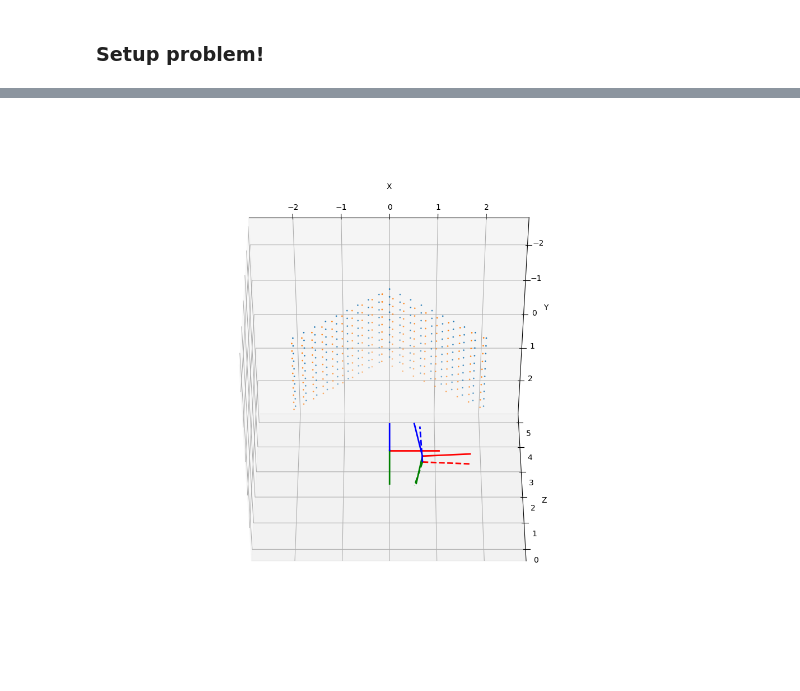
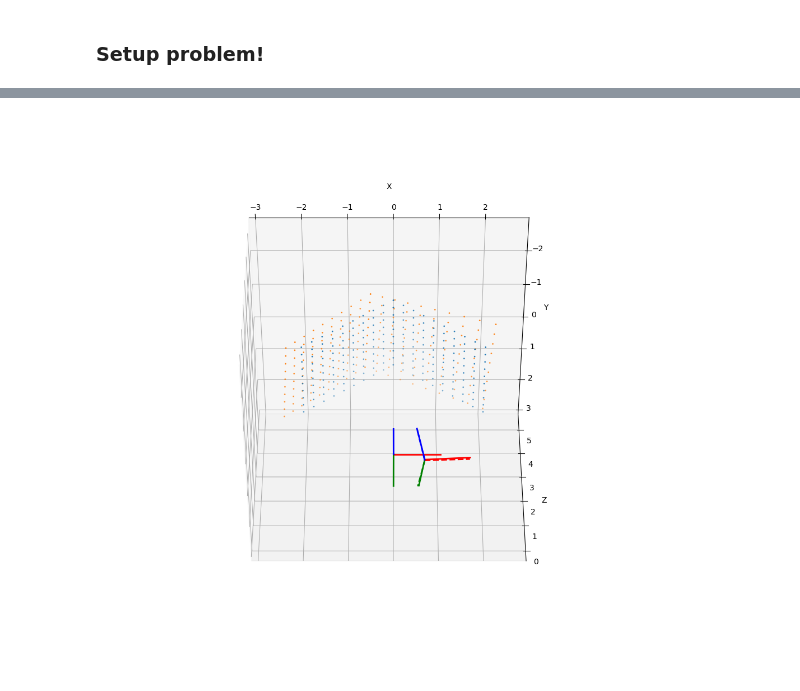
Before and after one commit to contagon/sfm, a Jupyter notebook: manifold_example.ipynb, the cells around one changed output, grey strips where cells are left out. Cells and saved outputs as stored; diff of their text form; code cells hidden in the pictures.

```diff
--- a/manifold_example.ipynb
+++ b/manifold_example.ipynb
@@ -281,23 +342,21 @@ Wall time: 1.8 s
 # %%
 %matplotlib widget
-x = result.x.copy()
-K_result, T2_delta, P_result = from_linear(result.x)
-T2_result = T2@T2_delta
+K_result, T2_result, P_result = from_linear(x)
 
 T2_result[:3,3] *= T2_gt[0,3] / T2_result[0,3]
 
 fig = plt.figure(figsize=(10,10))
 ax = fig.add_subplot(111, projection='3d')
 ax.scatter(P_gt[:,0], P_gt[:,1], P_gt[:,2], s=1)
 ax.scatter(P_result[:,0], P_result[:,1], P_result[:,2], s=1)
 plotCoordinateFrame(T1_gt, ax=ax)
 plotCoordinateFrame(T2_gt, ax=ax)
 plotCoordinateFrame(T2_result, ax=ax, k="--")
 set_axes_equal(ax)
 ax.set_zlabel("Z")
 ax.set_ylabel("Y")
 ax.set_xlabel("X")
 ax.view_init(-45, -90)
 plt.show()
 # %% [output]
-[figure, old version]
+[figure, new version]
```
Also changed, not shown: parts of 5 cells of this notebook.
